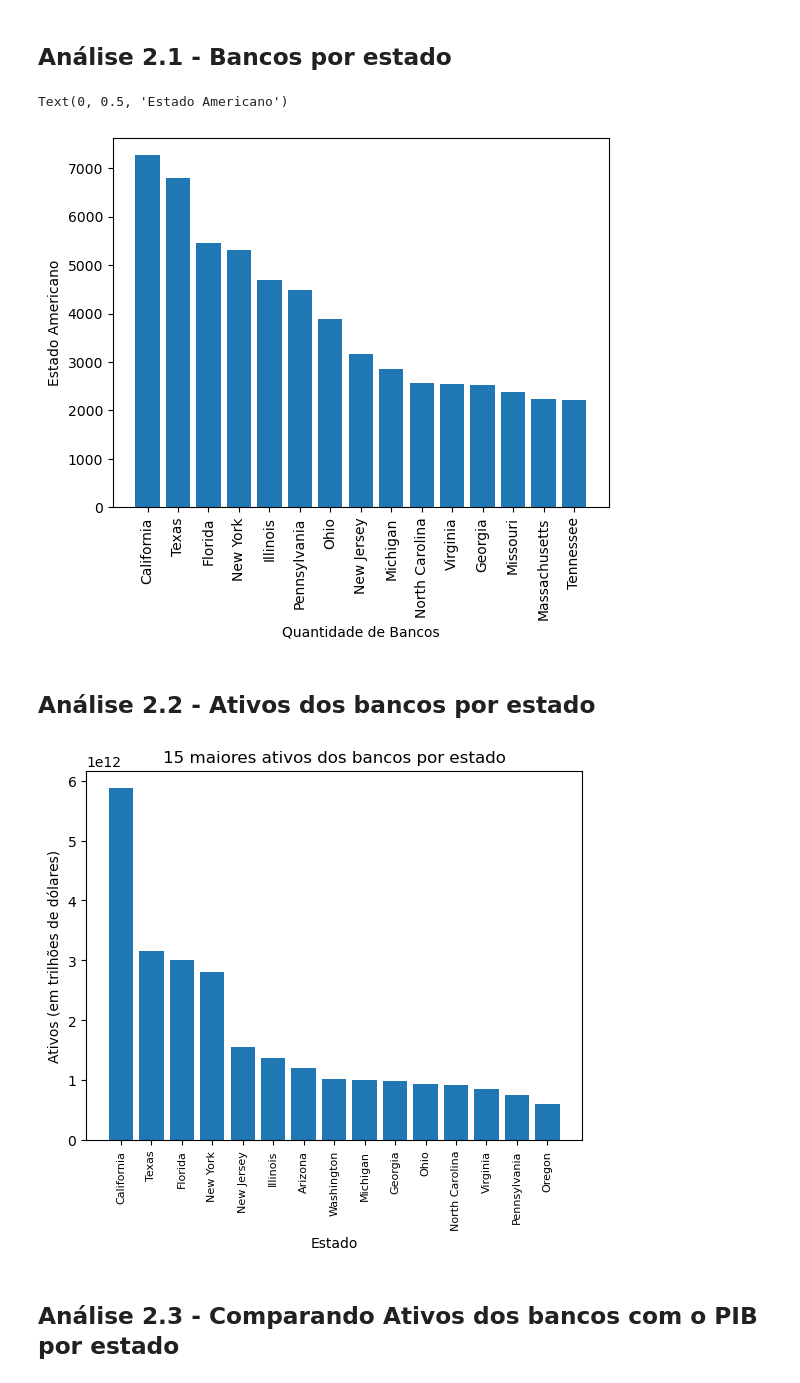
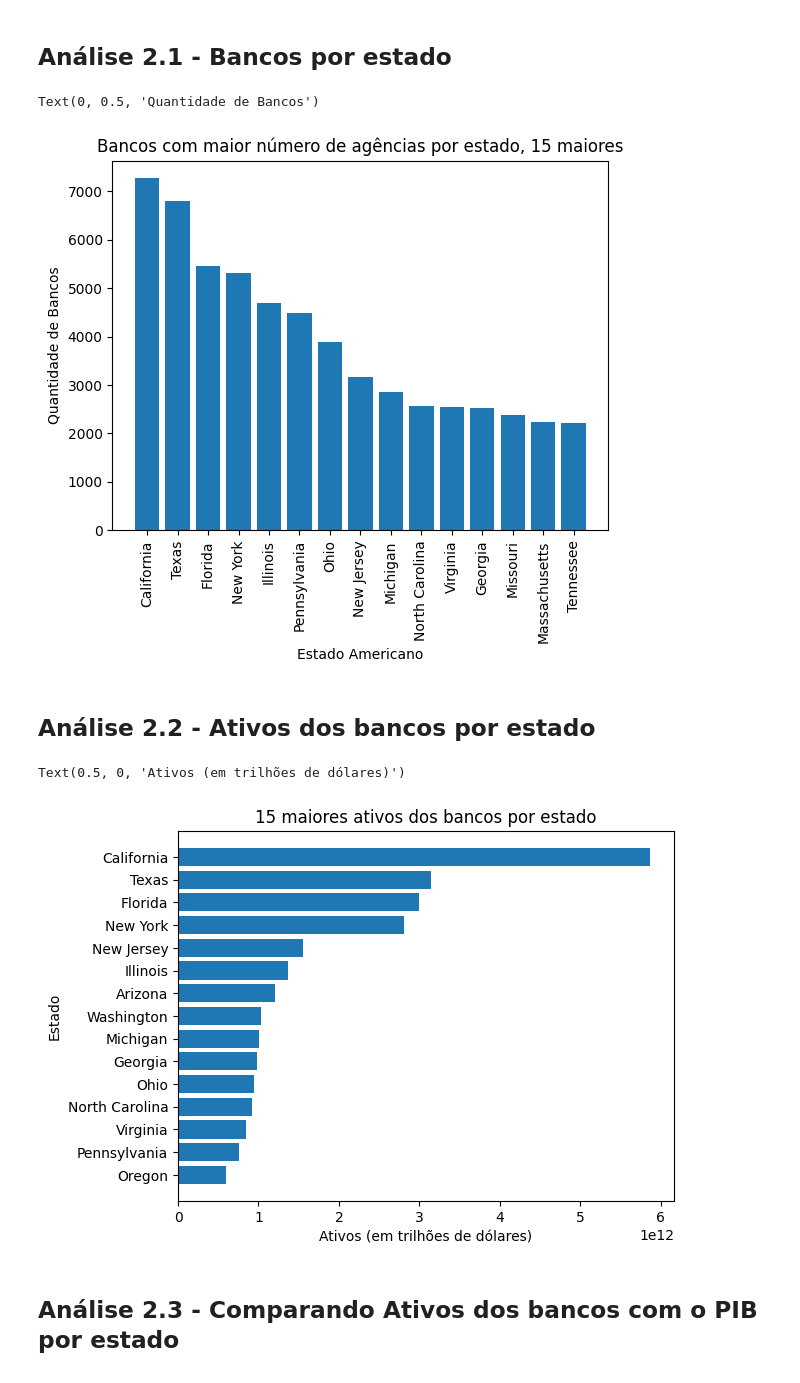
Before and after one commit to Victordelete/proj_tecnicas_prog_I, a Jupyter notebook: data_analysis.ipynb, the cells around one changed output. Cells and saved outputs as stored; diff of their text form; code cells hidden in the pictures.

```diff
--- a/data_analysis.ipynb
+++ b/data_analysis.ipynb
@@ -44,34 +44,39 @@ plt.bar(data.head(15).values[:,0], data.head(15).values[:,1])
 # Adicionando os rótulos do eixo x na vertical
 plt.xticks(range(len(data.head(15))), data.head(15).values[:,0], rotation=90)
 
+# Adiciona título ao gráfico
+plt.title('Bancos com maior número de agências por estado, 15 maiores')
+
 # Adicionando rótulos ao eixo x e y
-plt.xlabel("Quantidade de Bancos")
-plt.ylabel("Estado Americano")
+plt.xlabel("Estado Americano")
+plt.ylabel("Quantidade de Bancos")
 # %% [output]
-Text(0, 0.5, 'Estado Americano')
+Text(0, 0.5, 'Quantidade de Bancos')
-[figure, old version]
+[figure, new version]
 # %% [markdown]
 ## Análise 2.2 - Ativos dos bancos por estado
 # %%
 #Abrindo os dados em memória
 top_15_estados = pd.read_csv(ROOT_PATH + r"\dataset_kaggle.com\ativos_bancos_estado.csv")
 
 # Definido as barras do gráfico
-plt.bar(top_15_estados['STNAMEBR'], top_15_estados['ASSET'])
+plt.barh(range(len(top_15_estados)), top_15_estados['ASSET'])
 
-plt.xticks(rotation=90, fontsize=8)
+# Adicionando os rótulos do eixo x na horizontal
+plt.yticks(range(len(top_15_estados)), top_15_estados['STNAMEBR'])
+
+# Invertendo os eixos x e y para que o gráfico seja na horizontal
+plt.gca().invert_yaxis()
+
+# Adicionando um título
+plt.title('15 maiores ativos dos bancos por estado')
 
 # Adicionando títulos dos eixos x e y
-plt.xlabel('Estado')
-plt.ylabel('Ativos (em trilhões de dólares)')
-
-# Adiciona título ao gráfico
-plt.title('15 maiores ativos dos bancos por estado')
-
-# Exibe o gráfico
-plt.show()
+plt.ylabel('Estado')
+plt.xlabel('Ativos (em trilhões de dólares)')
 # %% [output]
+Text(0.5, 0, 'Ativos (em trilhões de dólares)')
-[figure, old version]
+[figure, new version]
 # %% [markdown]
 ## Análise 2.3 - Comparando Ativos dos bancos com o PIB por estado
 # %%
```
Also changed, not shown: parts of 3 cells of this notebook.
